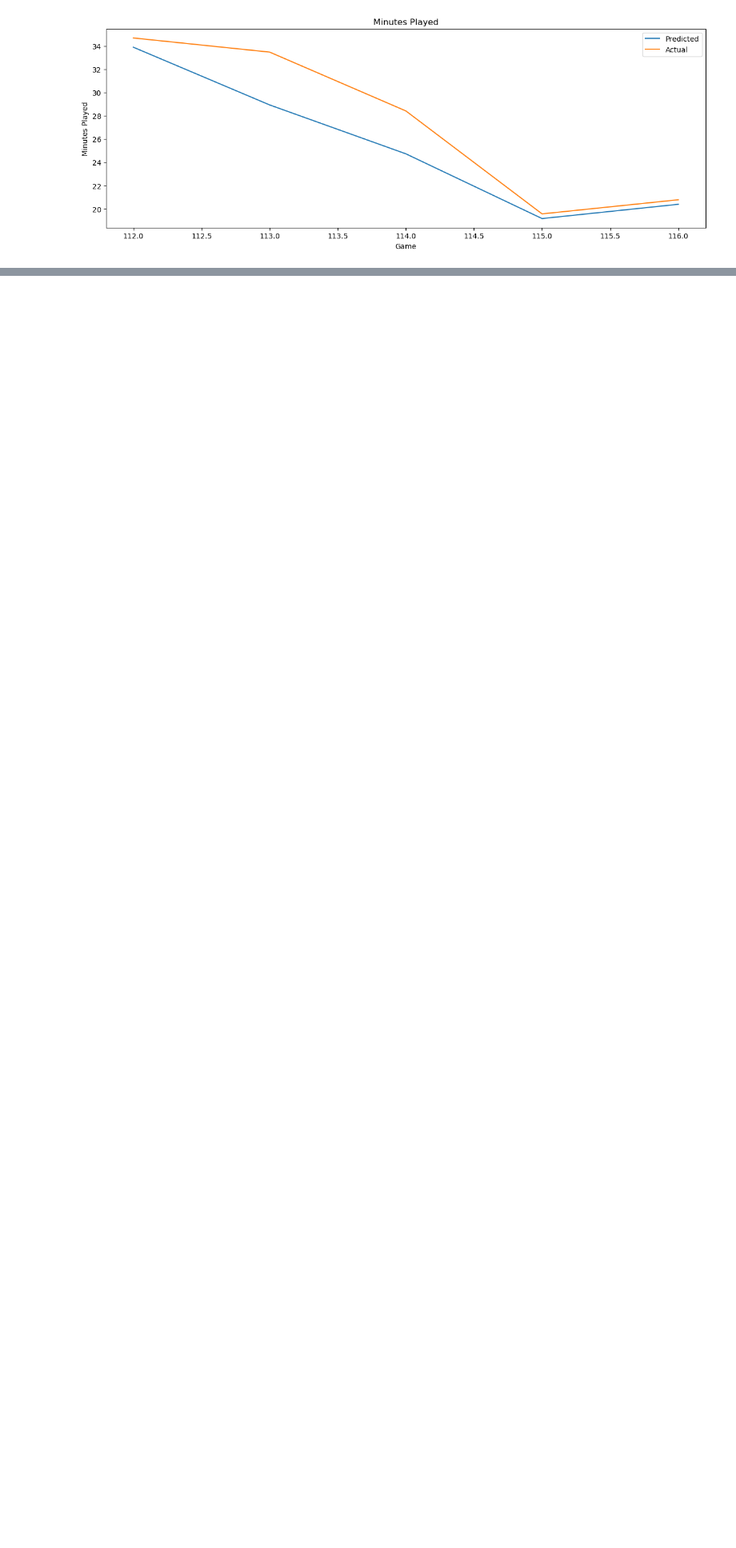
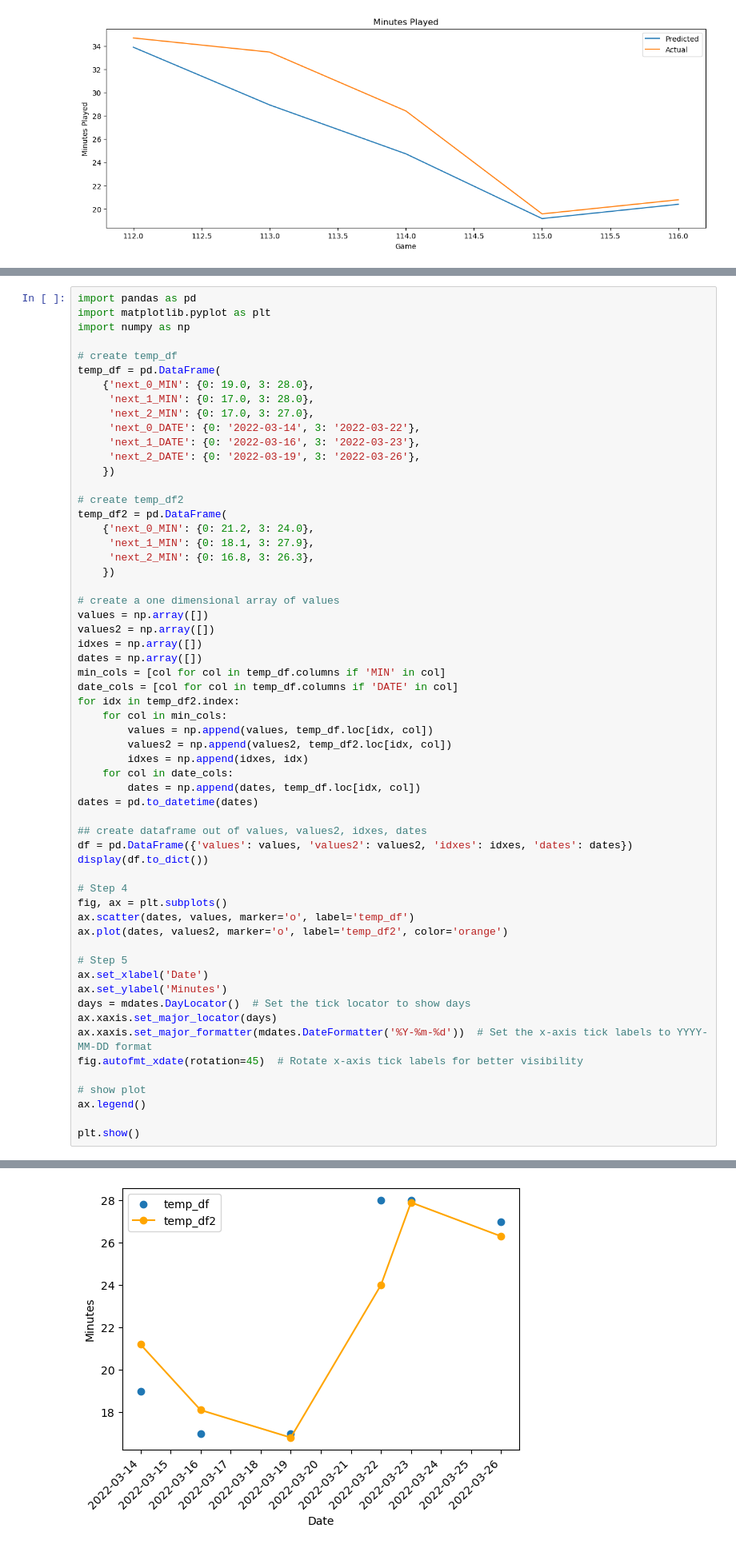
Before and after one commit to brownbrandon272/basketball, a Jupyter notebook: scripts/analyze_results.ipynb, the cells around one changed output, grey strips where cells are left out. Shown at 80% size. Saved outputs shown, nothing was run; the diff lists cells and outputs as text; blank space fills up the shorter version.

```diff
--- a/scripts/analyze_results.ipynb
+++ b/scripts/analyze_results.ipynb
@@ -181,0 +288,60 @@ plot_timeseries(player_name=player_name, season=season, yhat_df=yhat_df, y_test=
+# %%
+import pandas as pd
+import matplotlib.pyplot as plt
+import numpy as np
+
+# create temp_df
+temp_df = pd.DataFrame(
+    {'next_0_MIN': {0: 19.0, 3: 28.0},
+     'next_1_MIN': {0: 17.0, 3: 28.0},
+     'next_2_MIN': {0: 17.0, 3: 27.0},
+     'next_0_DATE': {0: '2022-03-14', 3: '2022-03-22'},
+     'next_1_DATE': {0: '2022-03-16', 3: '2022-03-23'},
+     'next_2_DATE': {0: '2022-03-19', 3: '2022-03-26'},
+    })
+
+# create temp_df2
+temp_df2 = pd.DataFrame(
+    {'next_0_MIN': {0: 21.2, 3: 24.0},
+     'next_1_MIN': {0: 18.1, 3: 27.9},
+     'next_2_MIN': {0: 16.8, 3: 26.3},
+    })
+
+# create a one dimensional array of values
+values = np.array([])
+values2 = np.array([])
+idxes = np.array([])
+dates = np.array([])
+min_cols = [col for col in temp_df.columns if 'MIN' in col]
+date_cols = [col for col in temp_df.columns if 'DATE' in col]
+for idx in temp_df2.index:
+    for col in min_cols:
+        values = np.append(values, temp_df.loc[idx, col])
+        values2 = np.append(values2, temp_df2.loc[idx, col])
+        idxes = np.append(idxes, idx)
+    for col in date_cols:
+        dates = np.append(dates, temp_df.loc[idx, col])
+dates = pd.to_datetime(dates)
+
+## create dataframe out of values, values2, idxes, dates
+df = pd.DataFrame({'values': values, 'values2': values2, 'idxes': idxes, 'dates': dates})
+display(df.to_dict())
+
+# Step 4
+fig, ax = plt.subplots()
+ax.scatter(dates, values, marker='o', label='temp_df')
+ax.plot(dates, values2, marker='o', label='temp_df2', color='orange')
+
+# Step 5
+ax.set_xlabel('Date')
+ax.set_ylabel('Minutes')
+days = mdates.DayLocator()  # Set the tick locator to show days
+ax.xaxis.set_major_locator(days)
+ax.xaxis.set_major_formatter(mdates.DateFormatter('%Y-%m-%d'))  # Set the x-axis tick labels to YYYY-MM-DD format
+fig.autofmt_xdate(rotation=45)  # Rotate x-axis tick labels for better visibility
+
+# show plot
+ax.legend()
+
+plt.show()
+# %% [output]
@@ -181,0 +357 @@ plot_timeseries(player_name=player_name, season=season, yhat_df=yhat_df, y_test=
+[figure, added]
```
Also changed, not shown: parts of 6 cells of this notebook.
